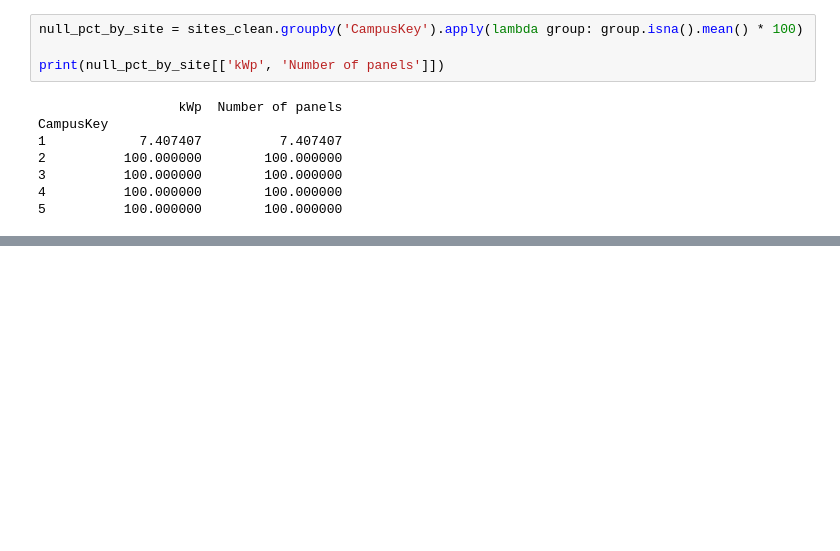
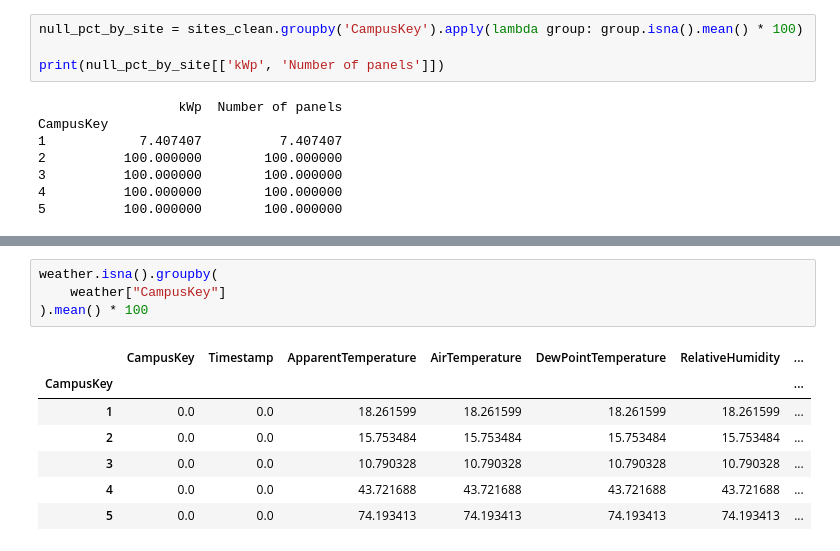
Before and after one commit to Aztec-h/solar-performance-intelligence, a Jupyter notebook: src/notebooks/01_data_quality.ipynb, the cells around one changed output, grey strips where cells are left out. Drawn from its saved outputs; the diff is of its cells as text; blank space fills up the shorter version.

```diff
--- a/src/notebooks/01_data_quality.ipynb
+++ b/src/notebooks/01_data_quality.ipynb
@@ -164,0 +416,12 @@ sites_clean.groupby(sites_clean['SiteKey']).agg(lambda x: x.isna().mean() * 100)
+# %%
+weather.isna().groupby(
+    weather["CampusKey"]
+).mean() * 100
+# %% [output]
+|  | CampusKey | Timestamp | ApparentTemperature | AirTemperature | DewPointTemperature | RelativeHumidity | ... |
+| CampusKey |  |  |  |  |  |  | ... |
+| 1 | 0.0 | 0.0 | 18.261599 | 18.261599 | 18.261599 | 18.261599 | ... |
+| 2 | 0.0 | 0.0 | 15.753484 | 15.753484 | 15.753484 | 15.753484 | ... |
+| 3 | 0.0 | 0.0 | 10.790328 | 10.790328 | 10.790328 | 10.790328 | ... |
+| 4 | 0.0 | 0.0 | 43.721688 | 43.721688 | 43.721688 | 43.721688 | ... |
+| 5 | 0.0 | 0.0 | 74.193413 | 74.193413 | 74.193413 | 74.193413 | ... |
```
Also changed, not shown: parts of 28 cells of this notebook, 19 other files.
